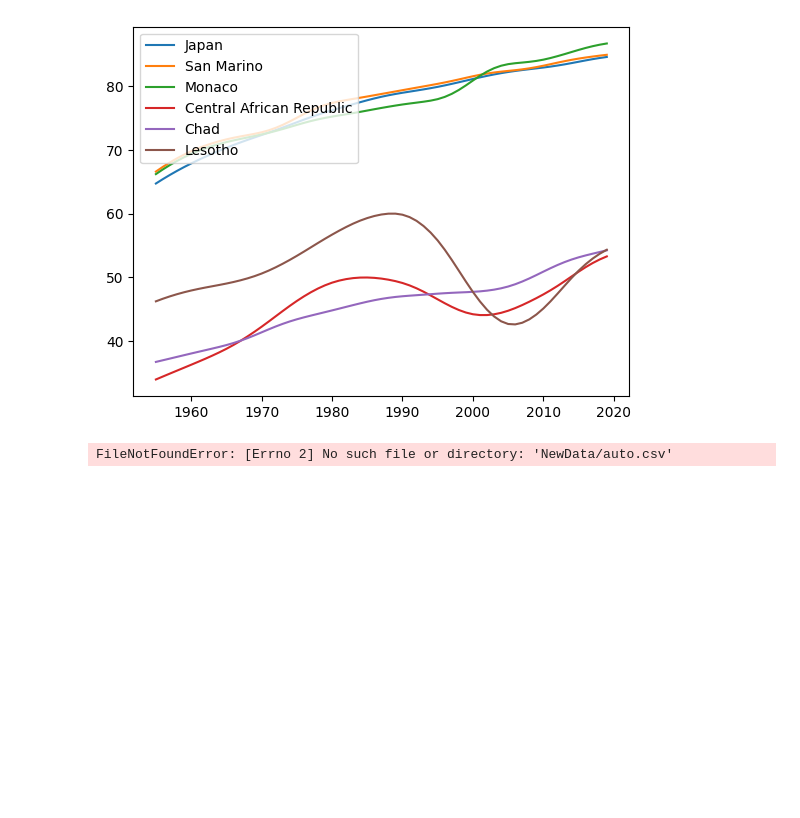
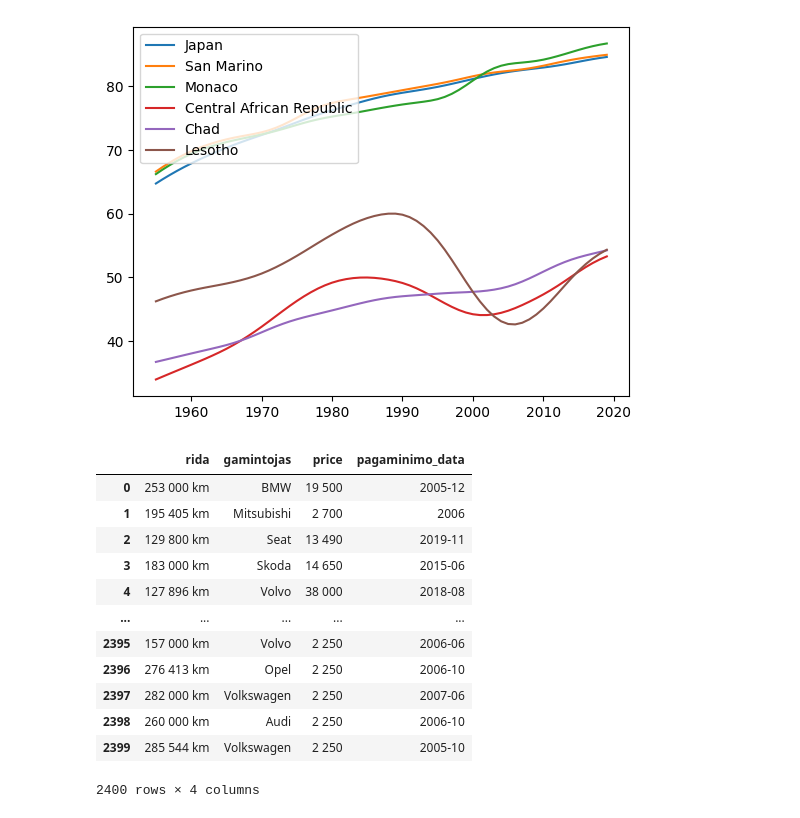
Before and after one commit to EmveeLT/JupyterNotebooks, a Jupyter notebook: Pandas2.ipynb, the cells around one changed output. Drawn from its saved outputs; the diff is of its cells as text; code cells hidden in the pictures; blank space fills up the shorter version.

```diff
--- a/Pandas2.ipynb
+++ b/Pandas2.ipynb
@@ -1824,5 +1817,0 @@ axis.legend(loc="upper left")
-# %%
-auto= pd.read_csv('NewData/auto.csv', sep= "|")
-auto.head()
-# %% [output]
-FileNotFoundError: [Errno 2] No such file or directory: 'NewData/auto.csv'
@@ -1828,0 +1822,16 @@ FileNotFoundError: [Errno 2] No such file or directory: 'NewData/auto.csv'
+# %%
+autoSmaller
+# %% [output]
+|  | rida | gamintojas | price | pagaminimo_data |
+| 0 | 253 000 km | BMW | 19 500 | 2005-12 |
+| 1 | 195 405 km | Mitsubishi | 2 700 | 2006 |
+| 2 | 129 800 km | Seat | 13 490 | 2019-11 |
+| 3 | 183 000 km | Skoda | 14 650 | 2015-06 |
+| 4 | 127 896 km | Volvo | 38 000 | 2018-08 |
+| ... | ... | ... | ... | ... |
+| 2395 | 157 000 km | Volvo | 2 250 | 2006-06 |
+| 2396 | 276 413 km | Opel | 2 250 | 2006-10 |
+| 2397 | 282 000 km | Volkswagen | 2 250 | 2007-06 |
+| 2398 | 260 000 km | Audi | 2 250 | 2006-10 |
+| 2399 | 285 544 km | Volkswagen | 2 250 | 2005-10 |
+2400 rows × 4 columns
```
Also changed, not shown: parts of 7 cells of this notebook.
